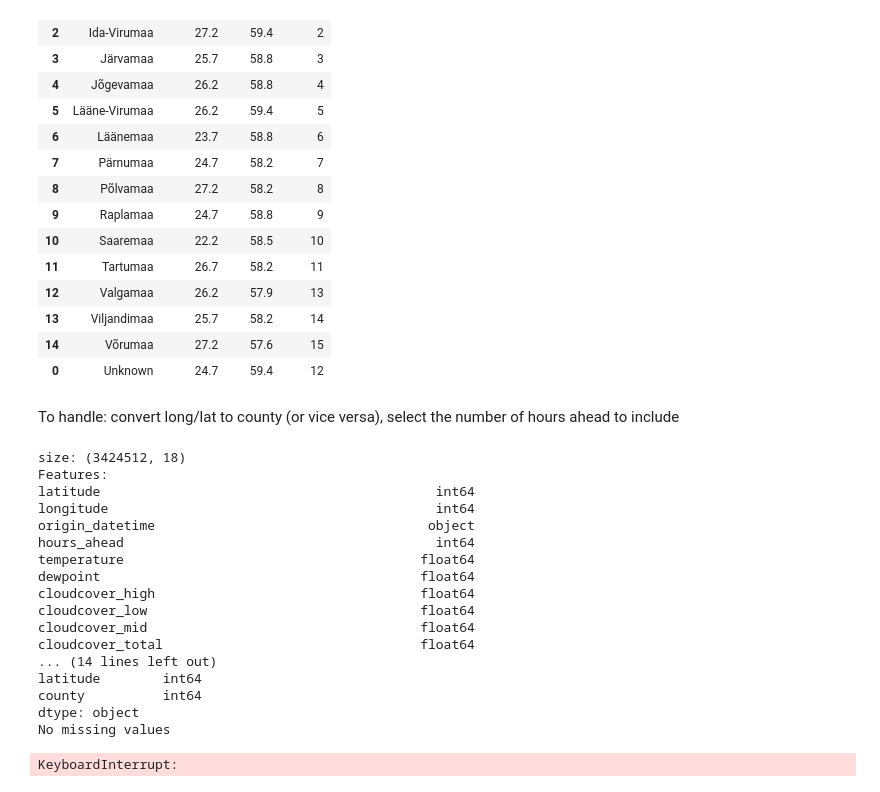
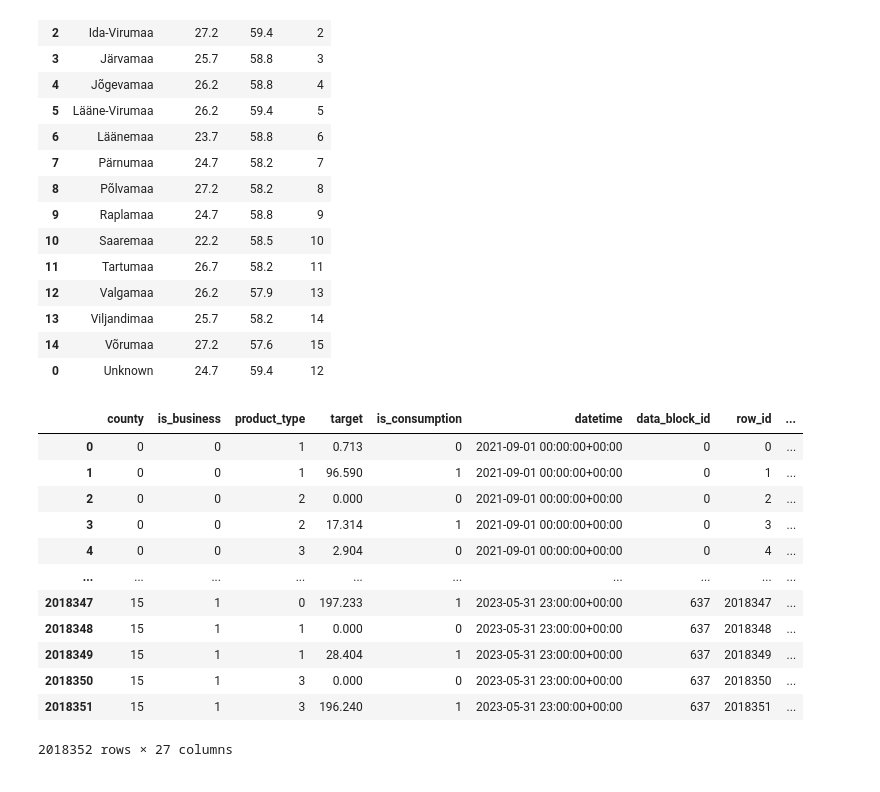
Before and after one commit to Musone/Predict-Energy-Behavior-of-Prosumers, a Jupyter notebook: main.ipynb, the cells around one changed output. Saved outputs shown, nothing was run; the diff lists cells and outputs as text; code cells hidden in the pictures.

Commit message:
Fixed faulty merge due to floating point. Now have complete implementation of adding weather info.

```diff
--- a/main.ipynb
+++ b/main.ipynb
@@ -295,58 +296,47 @@ weather_station_to_county_df_short
 | 13 | Viljandimaa | 25.7 | 58.2 | 14 |
 | 14 | Võrumaa | 27.2 | 57.6 | 15 |
 | 0 | Unknown | 24.7 | 59.4 | 12 |
-# %% [markdown]
-To handle: convert long/lat to county (or vice versa), select the number of hours ahead to include
 # %%
 def add_weather_forecast(df,forecast_df,weather_station_to_county_df_short):
 
-    # Subset the weather forecast to relevant columns and add county number
-    forecast_df['longitude']= (10* forecast_df['longitude']).astype('int64')
-    forecast_df['latitude']= (10* forecast_df['latitude']).astype('int64')
+    # Multiply by 1000 and round to int to prevent floating point equality on merge
+    forecast_df['longitude'] = np.round(1000 * forecast_df['longitude']).astype('int64')
+    forecast_df['latitude'] = np.round(1000 * forecast_df['latitude']).astype('int64')
 
-    print_df_info(forecast_df)
-    weather_station_to_county_df_short['longitude']= (10* weather_station_to_county_df_short['longitude']).astype('int64')
-    weather_station_to_county_df_short['latitude']= (10* weather_station_to_county_df_short['latitude']).astype('int64')
+    weather_station_to_county_df_short['longitude']= np.round(1000 * weather_station_to_county_df_short['longitude']).astype('int64')
+    weather_station_to_county_df_short['latitude']= np.round(1000 * weather_station_to_county_df_short['latitude']).astype('int64')
 
-    print_df_info(weather_station_to_county_df_short)
+    # Create table with relevant forecasts and county numbers
     weather_forecast_short = pd.merge(forecast_df, weather_station_to_county_df_short, how = 'right', on =['longitude','latitude'])
+
     weather_forecast_short['forecast_datetime'] = pd.to_datetime(weather_forecast_short['forecast_datetime'], utc = True)
+
     df['datetime'] = pd.to_datetime(df['datetime'], utc = True)
 
-    print_df_info(weather_forecast_short)
-    weather_forecast_short = weather_forecast_short.rename(columns = {"forecast_datetime":"datetime"})
+    # Select only forecasts one day ahead
+    weather_forecast_1d = weather_forecast_short[weather_forecast_short['hours_ahead'] <= 24]
 
-    # Select only forecasts one and two hours ahead
-    weather_forecast_1d = weather_forecast_short[weather_forecast_short['hours_ahead'] <= 24]
-    #weather_forecast_2h = weather_forecast_short[weather_forecast_short['hours_ahead'] == 2]
-    #print_df_info(weather_forecast_1d)
-    #print_df_info(df)
+    # Merge into the target dataframe
+    weather_forecast_1d = weather_forecast_1d.rename(columns = {"forecast_datetime":"datetime"})
+    df = pd.merge(df, weather_forecast_1d, how = 'left', on = ['county','datetime'], suffixes = ('','_w'))
 
-
-    df = pd.merge(df, weather_forecast_1d, how = 'left', on = ['county','datetime'])#, suffixes = ('','_1h'))
-    #df = pd.merge(df, weather_forecast_2h, how = 'left', left_on = ['county','datetime'], right_on = ['county','forecast_datetime'], suffixes = ('_1h','_2h'))
-
+    # Remove completely irrelevant/false columns created by merge
+    df = df.drop(["latitude", "longitude", "county_name", "data_block_id_w", "origin_datetime"], axis = 1)
 
     return df
 # %%
-test_output = add_weather_forecast(train_df.iloc[0:2995,:], forecast_weather_df, weather_station_to_county_df_short)
-test_output
+test_output = add_weather_forecast(train_df, forecast_weather_df, weather_station_to_county_df_short)
 # %% [output]
+|  | county | is_business | product_type | target | is_consumption | datetime | data_block_id | row_id | ... |
+| 0 | 0 | 0 | 1 | 0.713 | 0 | 2021-09-01 00:00:00+00:00 | 0 | 0 | ... |
+| 1 | 0 | 0 | 1 | 96.590 | 1 | 2021-09-01 00:00:00+00:00 | 0 | 1 | ... |
+| 2 | 0 | 0 | 2 | 0.000 | 0 | 2021-09-01 00:00:00+00:00 | 0 | 2 | ... |
+| 3 | 0 | 0 | 2 | 17.314 | 1 | 2021-09-01 00:00:00+00:00 | 0 | 3 | ... |
+| 4 | 0 | 0 | 3 | 2.904 | 0 | 2021-09-01 00:00:00+00:00 | 0 | 4 | ... |
+| ... | ... | ... | ... | ... | ... | ... | ... | ... | ... |
+| 2018347 | 15 | 1 | 0 | 197.233 | 1 | 2023-05-31 23:00:00+00:00 | 637 | 2018347 | ... |
+| 2018348 | 15 | 1 | 1 | 0.000 | 0 | 2023-05-31 23:00:00+00:00 | 637 | 2018348 | ... |
+| 2018349 | 15 | 1 | 1 | 28.404 | 1 | 2023-05-31 23:00:00+00:00 | 637 | 2018349 | ... |
+| 2018350 | 15 | 1 | 3 | 0.000 | 0 | 2023-05-31 23:00:00+00:00 | 637 | 2018350 | ... |
+| 2018351 | 15 | 1 | 3 | 196.240 | 1 | 2023-05-31 23:00:00+00:00 | 637 | 2018351 | ... |
-size: (3424512, 18)
-Features:
-latitude                                           int64
-longitude                                          int64
-origin_datetime                                   object
-hours_ahead                                        int64
-temperature                                      float64
-dewpoint                                         float64
-cloudcover_high                                  float64
-cloudcover_low                                   float64
-cloudcover_mid                                   float64
-cloudcover_total                                 float64
-... (14 lines left out)
-latitude        int64
-county          int64
-dtype: object
-No missing values
+2018352 rows × 27 columns
-KeyboardInterrupt:
```
Also changed, not shown: parts of 3 cells of this notebook.
